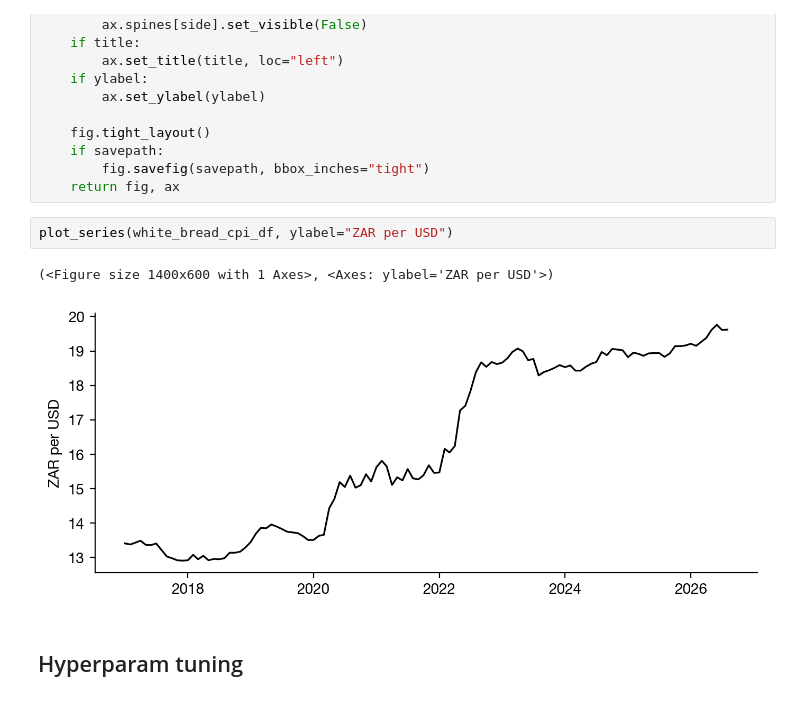
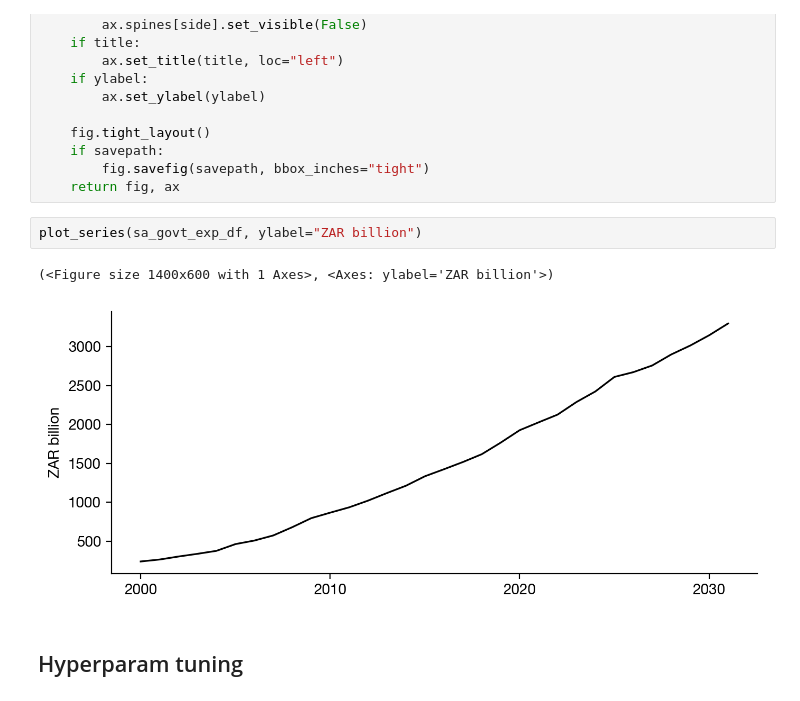
Before and after one commit to darrendube/ML441_assignment3, a Jupyter notebook: analysis.ipynb, the cells around one changed output. Cells and saved outputs as stored; diff of their text form.

```diff
--- a/analysis.ipynb
+++ b/analysis.ipynb
@@ -100,10 +100,10 @@ def plot_series(df, title=None, ylabel=None, color="black", savepath=None):
         fig.savefig(savepath, bbox_inches="tight")
     return fig, ax
 # %%
-plot_series(white_bread_cpi_df, ylabel="ZAR per USD")
+plot_series(sa_govt_exp_df, ylabel="ZAR billion")
 # %% [output]
-(<Figure size 1400x600 with 1 Axes>, <Axes: ylabel='ZAR per USD'>)
+(<Figure size 1400x600 with 1 Axes>, <Axes: ylabel='ZAR billion'>)
-[figure, old version]
+[figure, new version]
 # %% [markdown]
 ## Hyperparam tuning
 # %%
```
Also changed, not shown: 1 other file.
